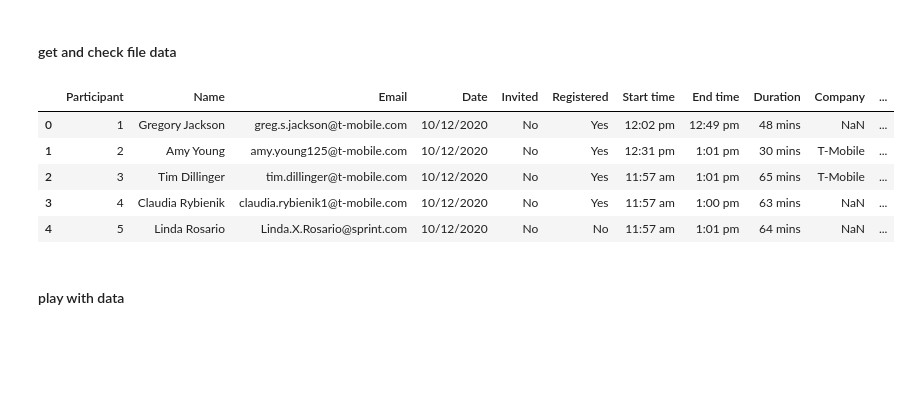
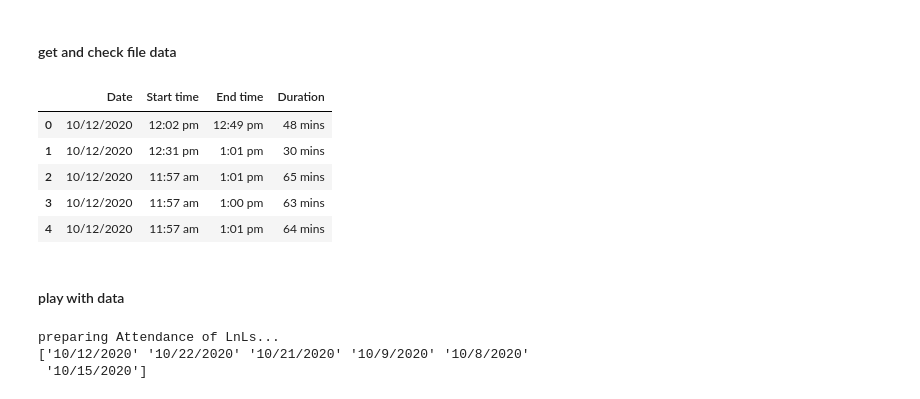
Before and after one commit to Zajano/webex_attendance, a Jupyter notebook: attendance_graphs.ipynb, the cells around one changed output. Cells and saved outputs as stored; diff of their text form; code cells hidden in the pictures; blank space fills up the shorter version.

Commit message:
initial data prep for graphs done

```diff
--- a/attendance_graphs.ipynb
+++ b/attendance_graphs.ipynb
@@ -14,16 +18,30 @@ os.chdir(r"C:\Users\Zack\Desktop\work\T-Mobile\CSAM\meeting attendance")
 # %%
 attendance_df = pd.read_csv("combined_attendance.csv")
 attendance_df.head()
 
 # just want the time attended
-# trimmed_df = attendance_df[["Date", "Start time", "End time", "Duration"]].copy()
-# trimmed_df.head()
+trimmed_df = attendance_df[["Date", "Start time", "End time", "Duration"]].copy()
+trimmed_df.head()
 # %% [output]
-|  | Participant | Name | Email | Date | Invited | Registered | Start time | End time | Duration | Company | ... |
-| 0 | 1 | Gregory Jackson | greg.s.jackson@t-mobile.com | 10/12/2020 | No | Yes | 12:02 pm | 12:49 pm | 48 mins | NaN | ... |
-| 1 | 2 | Amy Young | amy.young125@t-mobile.com | 10/12/2020 | No | Yes | 12:31 pm | 1:01 pm | 30 mins | T-Mobile | ... |
-| 2 | 3 | Tim Dillinger | tim.dillinger@t-mobile.com | 10/12/2020 | No | Yes | 11:57 am | 1:01 pm | 65 mins | T-Mobile | ... |
-| 3 | 4 | Claudia Rybienik | claudia.rybienik1@t-mobile.com | 10/12/2020 | No | Yes | 11:57 am | 1:00 pm | 63 mins | NaN | ... |
-| 4 | 5 | Linda Rosario | Linda.X.Rosario@sprint.com | 10/12/2020 | No | No | 11:57 am | 1:01 pm | 64 mins | NaN | ... |
+|  | Date | Start time | End time | Duration |
+| 0 | 10/12/2020 | 12:02 pm | 12:49 pm | 48 mins |
+| 1 | 10/12/2020 | 12:31 pm | 1:01 pm | 30 mins |
+| 2 | 10/12/2020 | 11:57 am | 1:01 pm | 65 mins |
+| 3 | 10/12/2020 | 11:57 am | 1:00 pm | 63 mins |
+| 4 | 10/12/2020 | 11:57 am | 1:01 pm | 64 mins |
 # %% [markdown]
 #### play with data
+# %%
+# graph dimensions and name
+sns.set(rc={'figure.figsize':(16,8)})
+g_name = 'Attendance of LnLs'
+print("preparing " + g_name + "...")
+
+dates = trimmed_df["Date"].unique()
+print(dates)
+trimmed_df.dtypes
+practice = trimmed_df.copy()
+# %% [output]
+preparing Attendance of LnLs...
+['10/12/2020' '10/22/2020' '10/21/2020' '10/9/2020' '10/8/2020'
+ '10/15/2020']
```
Also changed, not shown: parts of 7 cells of this notebook, 1 other file.
